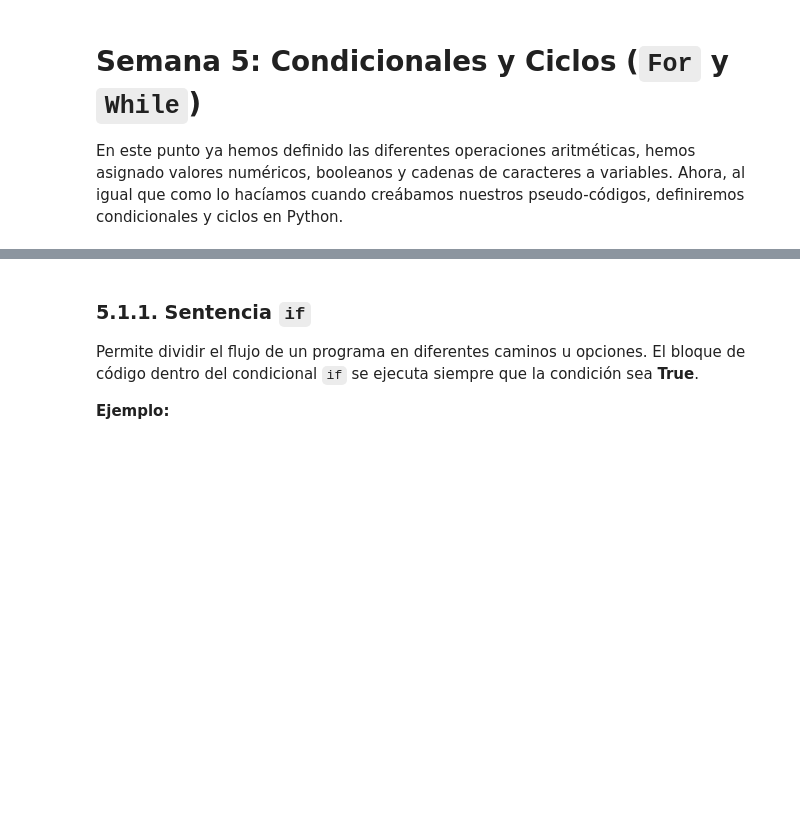
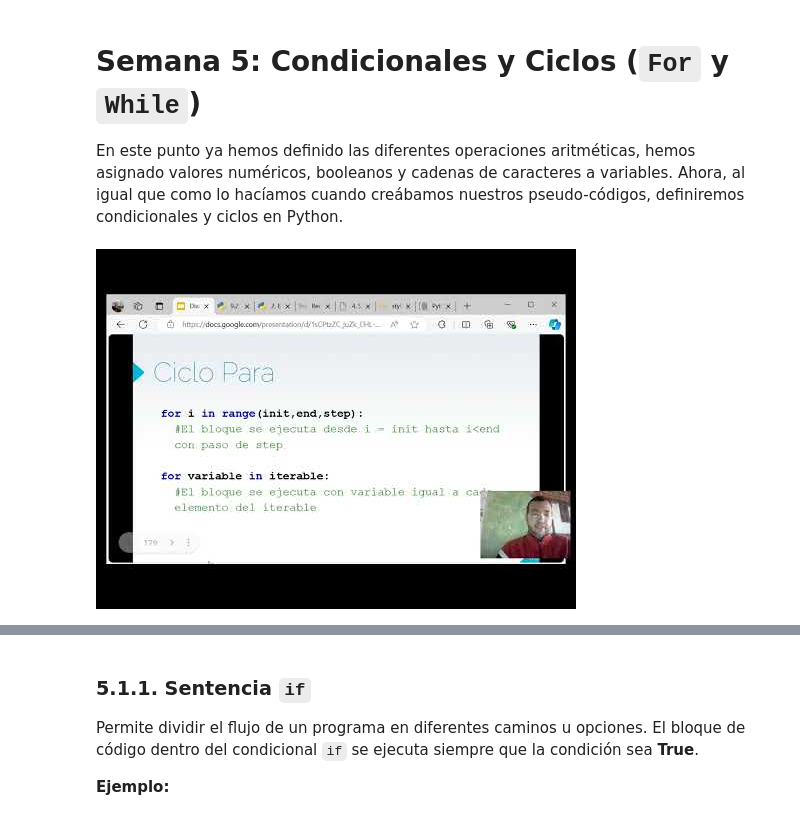
Before and after one commit to facjaramillo/Fundamentacion, a Jupyter notebook: FundComputacion_Semana_5.ipynb, the cells around one changed output, grey strips where cells are left out. Drawn from its saved outputs; the diff is of its cells as text; code cells hidden in the pictures; blank space fills up the shorter version.

```diff
--- a/FundComputacion_Semana_5.ipynb
+++ b/FundComputacion_Semana_5.ipynb
@@ -3,6 +3,11 @@
 # Semana 5: Condicionales y Ciclos (`For` y `While`)
 
 En este punto ya hemos definido las diferentes operaciones aritméticas, hemos asignado valores numéricos, booleanos y cadenas de caracteres a variables. Ahora, al igual que como lo hacíamos cuando creábamos nuestros pseudo-códigos, definiremos condicionales y ciclos en Python.
+# %%
+from IPython.display import YouTubeVideo
+YouTubeVideo('0VW6ez_ukho')
+# %% [output]
+[figure, added]
 # %% [markdown]
 ## 5.1. Condicionales
 
```
Also changed, not shown: 21 other files.
